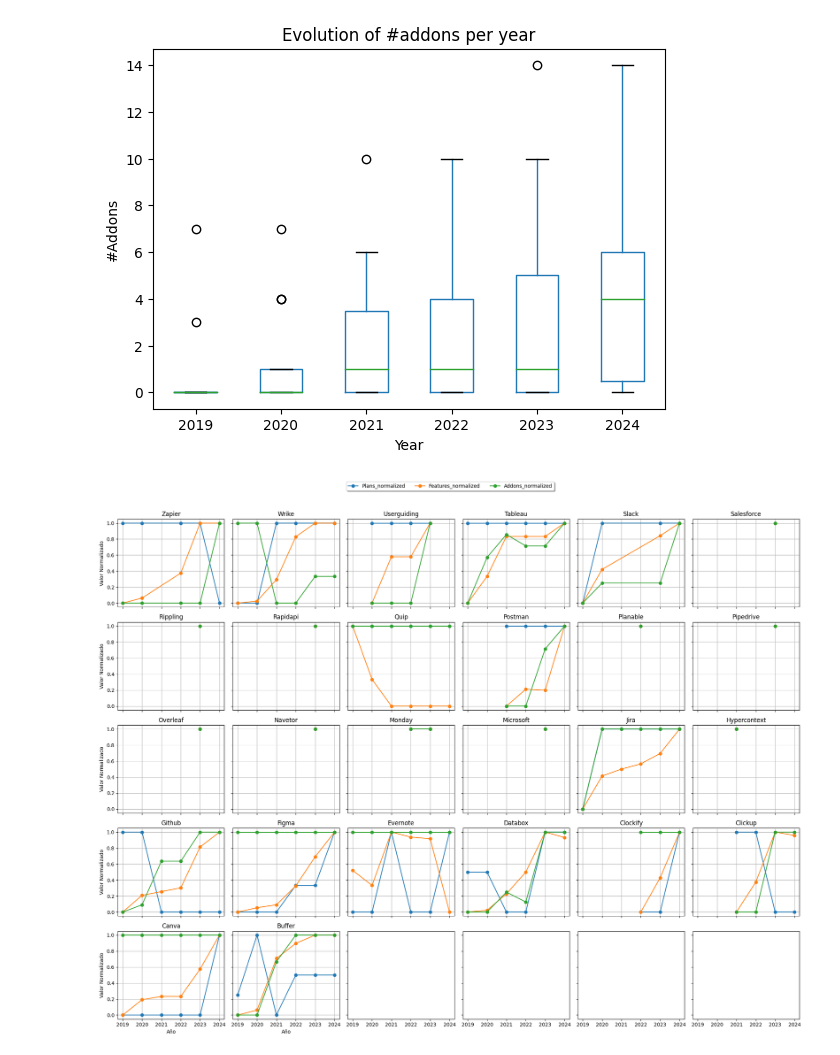
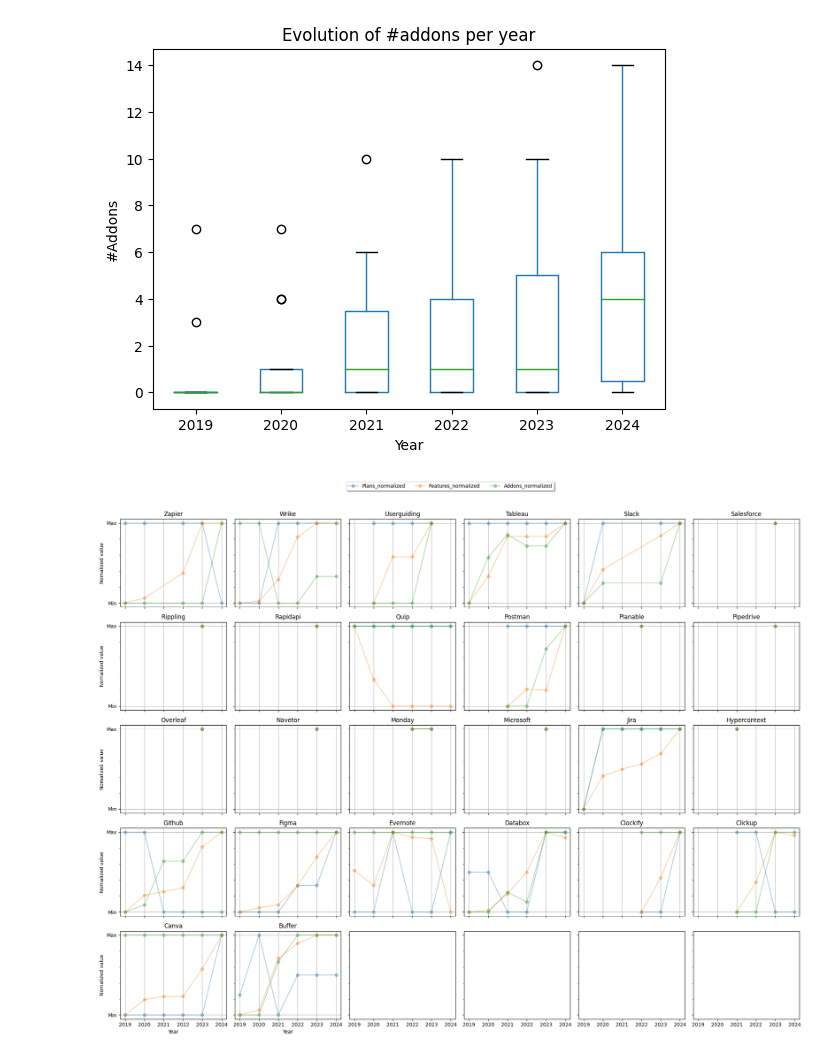
Before and after one commit to isa-group/SaaS-analysis, a Jupyter notebook: scripts/analytics/figures.ipynb, the cells around one changed output. Drawn from its saved outputs; the diff is of its cells as text; code cells hidden in the pictures.

Commit message:
Improved figures

```diff
--- a/scripts/analytics/figures.ipynb
+++ b/scripts/analytics/figures.ipynb
@@ -220,6 +220,8 @@ def normalize_columns(df, columns):
         dif = col_max - col_min
         df[column + '_normalized'] = (df[column] - col_min) / dif
         df[column + '_normalized'] = df[column + '_normalized'].where(dif != 0, 1)
+        df[column + '_min'] = col_min
+        df[column + '_max'] = col_max
     return df
 
 df_normalized = normalize_columns(df, ['Plans', 'Features', 'Addons'])
@@ -276,33 +346,39 @@ plt.show()
 # %%
 # Setting up the subplots as a 5x6 grid
 fig, axes = plt.subplots(nrows=5, ncols=6, figsize=(20, 15), sharex=True, sharey=True)
 
 # Flatten the axes array for easy iteration
 axes = axes.flatten()
 
 # Plotting the data
 saas_companies = df_normalized['Saas'].unique()
 for i, saas in enumerate(saas_companies):
     df_saas = df_normalized[df_normalized['Saas'] == saas]
     ax = axes[i]
-    df_saas.plot(x='Year', y=['Plans_normalized', 'Features_normalized', 'Addons_normalized'], ax=ax, marker='o')
+    df_saas.plot(x='Year', y=['Plans_normalized', 'Features_normalized', 'Addons_normalized'], ax=ax, marker='o', alpha=0.4)
     ax.set_title(f'{saas}')
-    ax.set_xlabel('Año')
-    ax.set_ylabel('Valor Normalizado')
+    ax.set_xlabel('Year')
+    ax.set_ylabel('Nomalized value')
     #ax.legend(['Plans Normalized', 'Features Normalized', 'Addons Normalized'])
     ax.grid(True)
     ax.get_legend().remove()  # Remove legend from subplots
+
+    # Customizing the x-axis labels to show 'min' and 'max'
+    min_label = "Min" #f"Min: P({df_saas['Plans_min'].iloc[0]}), F({df_saas['Features_min'].iloc[0]}), A({df_saas['Addons_min'].iloc[0]})"
+    max_label = "Max" #f"Max: P({df_saas['Plans_max'].iloc[0]}), F({df_saas['Features_max'].iloc[0]}), A({df_saas['Addons_max'].iloc[0]})"
+    ax.set_yticks([0, 1])
+    ax.set_yticklabels([min_label, max_label])
 
 # Remove any empty subplots
 #for j in range(i+1, len(axes)):
 #    fig.delaxes(axes[j])
 
 # Add a single legend at the top
 handles, labels = ax.get_legend_handles_labels()
 fig.legend(handles, labels, loc='upper center', ncol=3, bbox_to_anchor=(0.5, 1.05), fancybox=True, shadow=True)
 
 plt.tight_layout(rect=[0, 0, 1, 0.999])  # Adjust layout to make space for the legend
 plt.tight_layout()
 plt.show()
 # %% [output]
-[figure, old version]
+[figure, new version]
```
Also changed, not shown: parts of 2 cells of this notebook, 2 other files.
